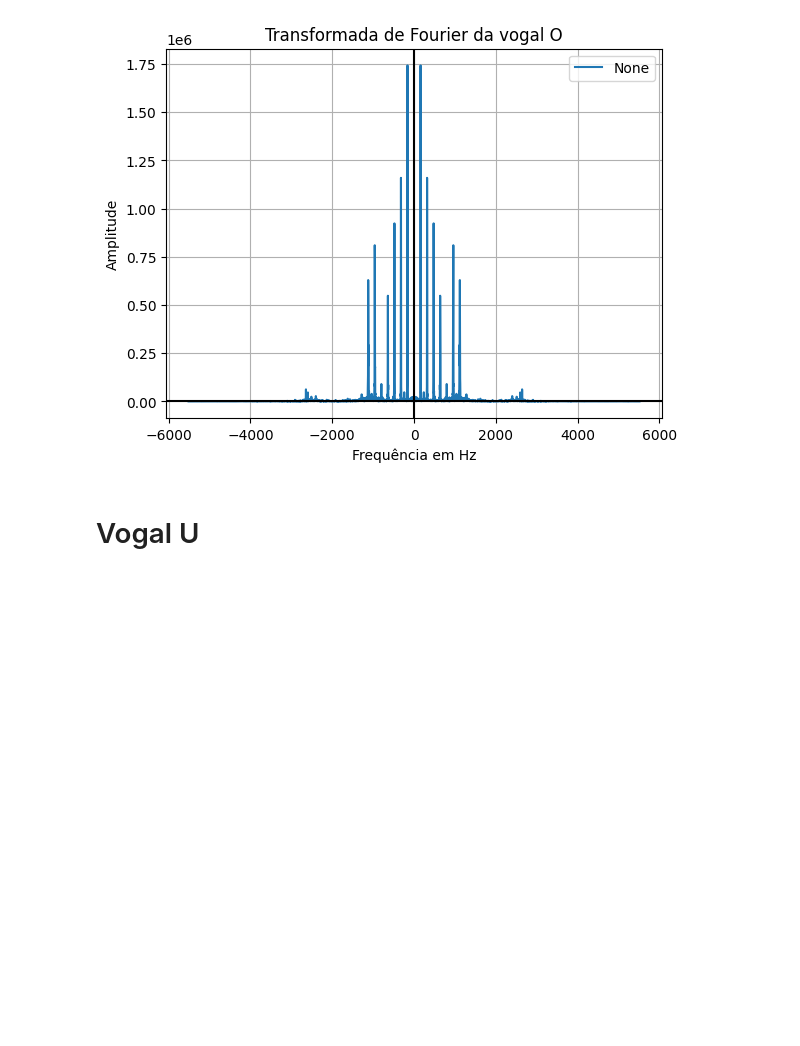
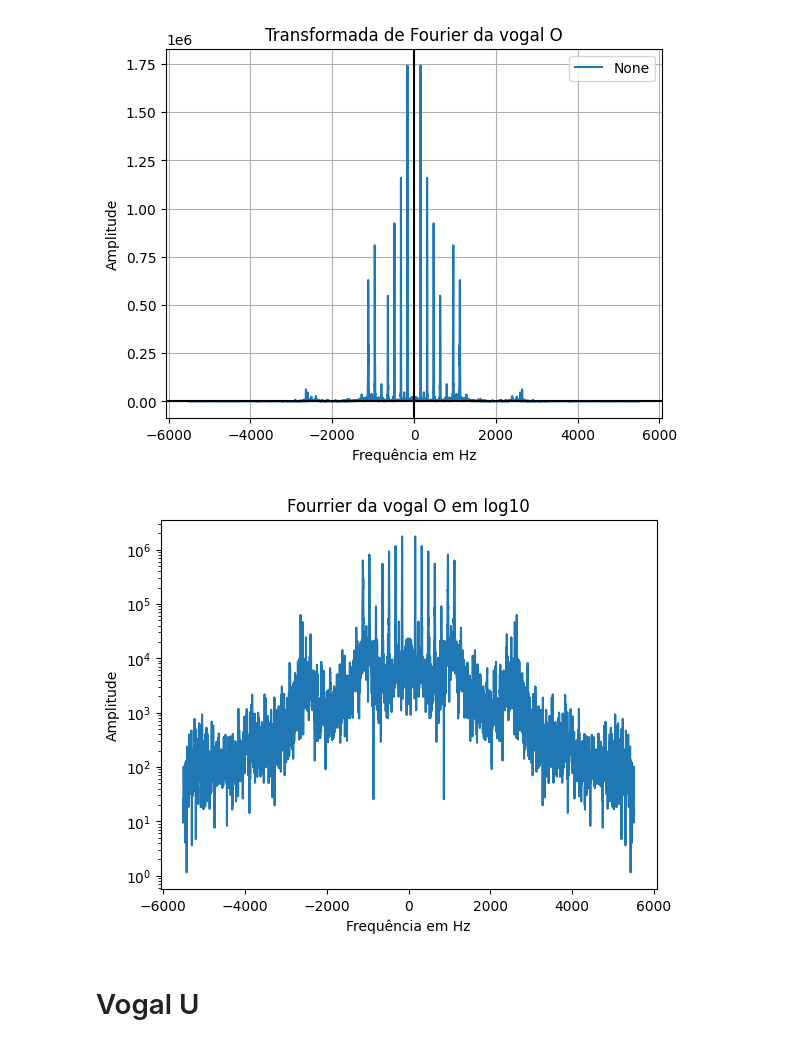
Before and after one commit to Rubiozito/Sistemas-e-Sinais, a Jupyter notebook: Trabalho_Final_sinais/Tfinal_sinais.ipynb, the cells around one changed output. Saved outputs shown, nothing was run; the diff lists cells and outputs as text; code cells hidden in the pictures; blank space fills up the shorter version.

```diff
--- a/Trabalho_Final_sinais/Tfinal_sinais.ipynb
+++ b/Trabalho_Final_sinais/Tfinal_sinais.ipynb
@@ -125,7 +170,7 @@ Pico da vogal:  2898
 # %%
 #Vogal O
 fs_o, Vg_o = wav.read('2 - Fourier_Vogais_o.wav')
-No, T1o, Tvgo, Pico_o, Ttot_o = extrai_vogal(fs_o, Vg_o)
-plotar_grafico(Tvgo, Vg_o, 'Sinal de áudio da volgal O', label_x='Tempo em segundos', label_y='Amplitude')
+No, T1o, To, Pico_o, Ttot_o = extrai_vogal(fs_o, Vg_o)
+plotar_grafico(To, Vg_o, 'Sinal de áudio da volgal O', label_x='Tempo em segundos', label_y='Amplitude')
 Audio(Vg_o, rate=fs_o)
 # %% [output]
@@ -231,6 +286,15 @@ plotar_grafico(frequencia_o, Fourier_o, 'Transformada de Fourier da vogal O', la
 Frequência fundamental da vogal O:  2145 Hz
 <module 'matplotlib.pyplot' from 'c:\\Users\\rafae\\AppData\\Local\\Programs\\Python\\Python310\\lib\\site-packages\\matplotlib\\pyplot.py'>
 [figure]
+# %%
+# Em log10
+plt.plot(frequencia_o, np.abs(np.abs(Fourier_o)))
+plt.title('Fourrier da vogal O em log10')
+plt.xlabel('Frequência em Hz')
+plt.ylabel('Amplitude')
+plt.yscale('log')
+# %% [output]
+[figure, added]
 # %% [markdown]
 # Vogal U
 # %%
```
Also changed, not shown: parts of 33 cells of this notebook.
